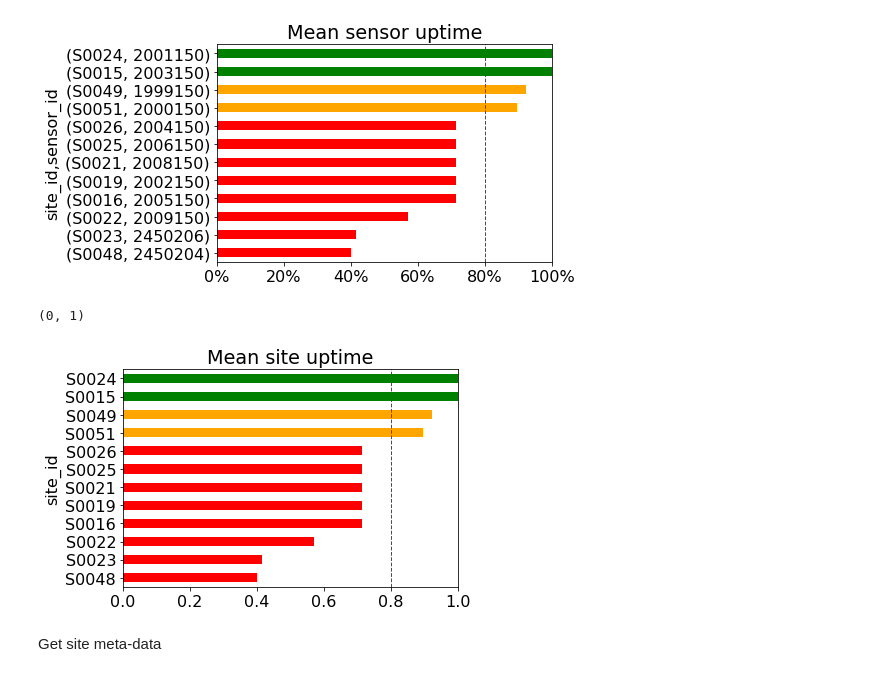
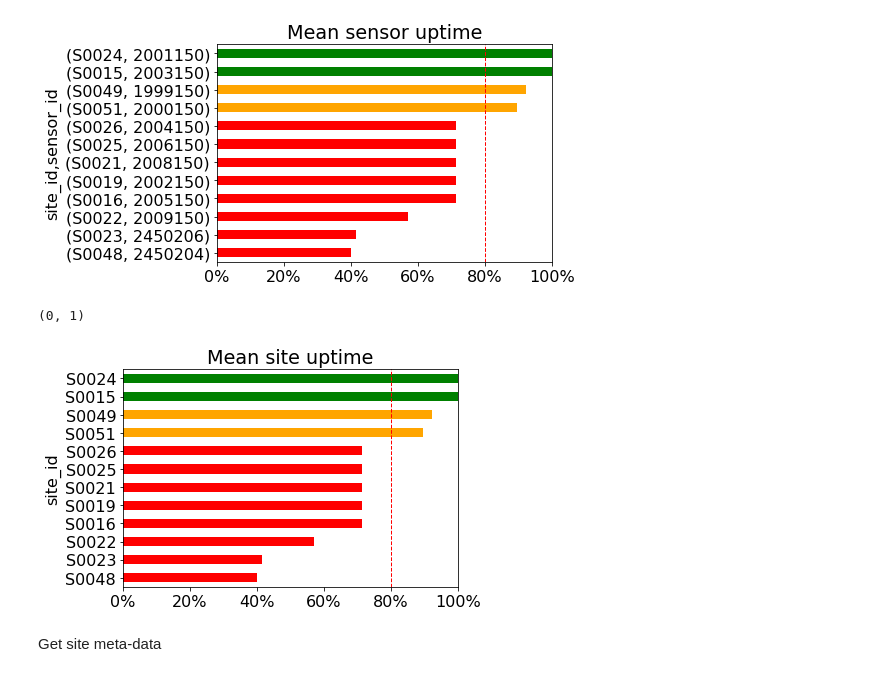
Before and after one commit to rcgsheffield/urban_flows, a Jupyter notebook: sensor-report/vis.ipynb, the cells around one changed output. Cells and saved outputs as stored; diff of their text form; code cells hidden in the pictures.

```diff
--- a/sensor-report/vis.ipynb
+++ b/sensor-report/vis.ipynb
@@ -68,13 +68,14 @@ ax.set_xlim(0, 1)
 # %%
 s = df.groupby(['site_id'])['uptime'].mean()
 s = s.sort_values()
 ax = s.plot.barh(color=s.map(get_colour))
 ax.set_title('Mean site uptime')
 ax.axvline(AMBER_THRESHOLD, c='r', ls='--', lw=1)
+ax.xaxis.set_major_formatter(PercentFormatter(1, 0))
 ax.set_xlim(0, 1)
 # %% [output]
 (0, 1)
-[figure, old version]
+[figure, new version]
 # %% [markdown]
 Get site meta-data
 # %%
```
